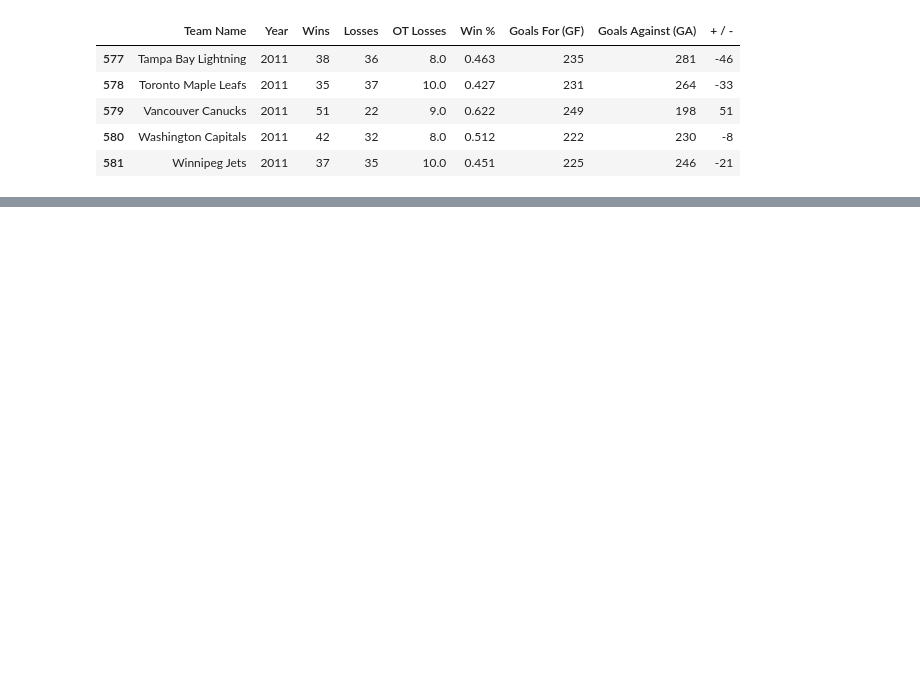
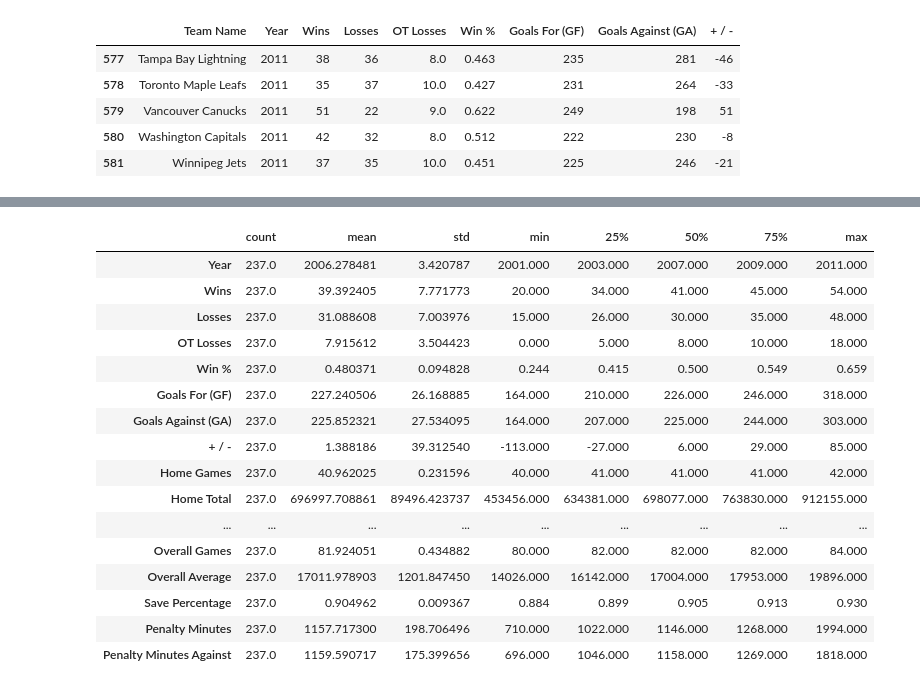
Before and after one commit to dlotter/gt-final-datascience, a Jupyter notebook: main_notebook.ipynb, the cells around one changed output, grey strips where cells are left out. Saved outputs shown, nothing was run; the diff lists cells and outputs as text; code cells hidden in the pictures; blank space fills up the shorter version.

```diff
--- a/main_notebook.ipynb
+++ b/main_notebook.ipynb
@@ -101,0 +113,7 @@ df.to_csv("data/hockey_teams.csv",index = False)
+# %%
+df2 = pd.read_csv('data/DataSet ESPN.csv', index_col = 'Unnamed: 0')
+# %%
+# Para o join dar certo nas colunas que queremos, irei renomear a coluna "Team" para "Team Name" no df2
+df2.columns = ['Team Name', 'Home Games', 'Home Total', 'Home Average', 'Road Games',
+       'Road Average', 'Overall Games', 'Overall Average', 'Year',
+       'Save Percentage', 'Penalty Minutes', 'Penalty Minutes Against']
@@ -101,0 +131,2 @@ df.to_csv("data/hockey_teams.csv",index = False)
+# %%
+df = pd.merge(df1, df2, how = 'inner', on = ['Team Name', 'Year'])
@@ -101,0 +168,5 @@ df.to_csv("data/hockey_teams.csv",index = False)
+# %%
+df['Home Total'] = df['Home Total'].str.replace(',','').astype('int')
+df['Home Average'] = df['Home Average'].str.replace(',','').astype('int')
+df['Road Average'] = df['Road Average'].str.replace(',','').astype('int')
+df['Overall Average'] = df['Overall Average'].str.replace(',','').astype('int')
@@ -101,0 +198,20 @@ df.to_csv("data/hockey_teams.csv",index = False)
+# %%
+df.describe().T
+# %% [output]
+|  | count | mean | std | min | 25% | 50% | 75% | max |
+| Year | 237.0 | 2006.278481 | 3.420787 | 2001.000 | 2003.000 | 2007.000 | 2009.000 | 2011.000 |
+| Wins | 237.0 | 39.392405 | 7.771773 | 20.000 | 34.000 | 41.000 | 45.000 | 54.000 |
+| Losses | 237.0 | 31.088608 | 7.003976 | 15.000 | 26.000 | 30.000 | 35.000 | 48.000 |
+| OT Losses | 237.0 | 7.915612 | 3.504423 | 0.000 | 5.000 | 8.000 | 10.000 | 18.000 |
+| Win % | 237.0 | 0.480371 | 0.094828 | 0.244 | 0.415 | 0.500 | 0.549 | 0.659 |
+| Goals For (GF) | 237.0 | 227.240506 | 26.168885 | 164.000 | 210.000 | 226.000 | 246.000 | 318.000 |
+| Goals Against (GA) | 237.0 | 225.852321 | 27.534095 | 164.000 | 207.000 | 225.000 | 244.000 | 303.000 |
+| + / - | 237.0 | 1.388186 | 39.312540 | -113.000 | -27.000 | 6.000 | 29.000 | 85.000 |
+| Home Games | 237.0 | 40.962025 | 0.231596 | 40.000 | 41.000 | 41.000 | 41.000 | 42.000 |
+| Home Total | 237.0 | 696997.708861 | 89496.423737 | 453456.000 | 634381.000 | 698077.000 | 763830.000 | 912155.000 |
+| ... | ... | ... | ... | ... | ... | ... | ... | ... |
+| Overall Games | 237.0 | 81.924051 | 0.434882 | 80.000 | 82.000 | 82.000 | 82.000 | 84.000 |
+| Overall Average | 237.0 | 17011.978903 | 1201.847450 | 14026.000 | 16142.000 | 17004.000 | 17953.000 | 19896.000 |
+| Save Percentage | 237.0 | 0.904962 | 0.009367 | 0.884 | 0.899 | 0.905 | 0.913 | 0.930 |
+| Penalty Minutes | 237.0 | 1157.717300 | 198.706496 | 710.000 | 1022.000 | 1146.000 | 1268.000 | 1994.000 |
+| Penalty Minutes Against | 237.0 | 1159.590717 | 175.399656 | 696.000 | 1046.000 | 1158.000 | 1269.000 | 1818.000 |
```
Also changed, not shown: parts of 28 cells of this notebook, 1 other file.
